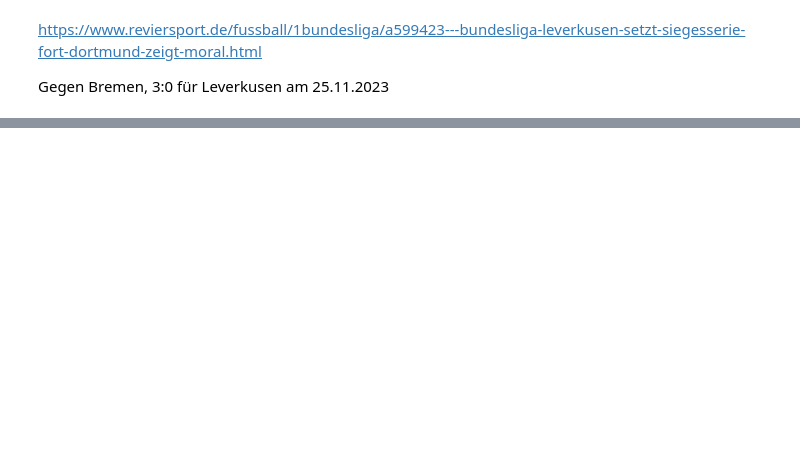
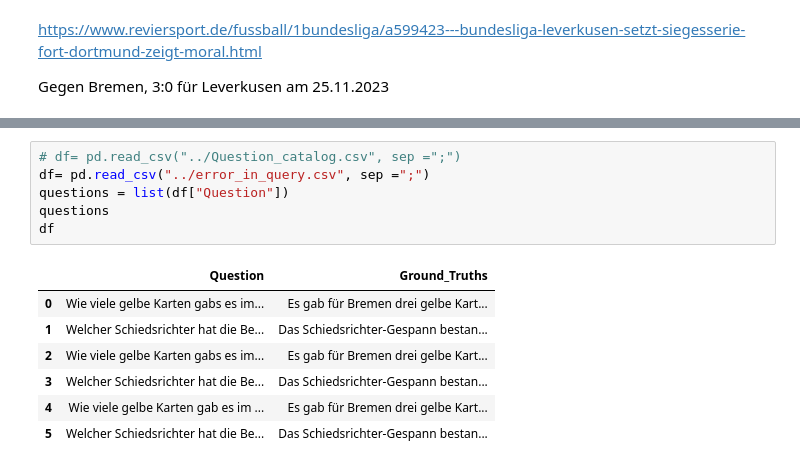
Before and after one commit to vanny132/Datenanalyse_UN_RAG, a Jupyter notebook: LC_Advanced_RAG.ipynb, the cells around one changed output, grey strips where cells are left out. Cells and saved outputs as stored; diff of their text form; blank space fills up the shorter version.

```diff
--- a/LC_Advanced_RAG.ipynb
+++ b/LC_Advanced_RAG.ipynb
@@ -995,0 +1255,14 @@ retriever_combination
+# %%
+# df= pd.read_csv("../Question_catalog.csv", sep =";")
+df= pd.read_csv("../error_in_query.csv", sep =";")
+questions = list(df["Question"])
+questions
+df
+# %% [output]
+|  | Question | Ground_Truths |
+| 0 | Wie viele gelbe Karten gabs es im... | Es gab für Bremen drei gelbe Kart... |
+| 1 | Welcher Schiedsrichter hat die Be... | Das Schiedsrichter-Gespann bestan... |
+| 2 | Wie viele gelbe Karten gabs es im... | Es gab für Bremen drei gelbe Kart... |
+| 3 | Welcher Schiedsrichter hat die Be... | Das Schiedsrichter-Gespann bestan... |
+| 4 | Wie viele gelbe Karten gab es im ... | Es gab für Bremen drei gelbe Kart... |
+| 5 | Welcher Schiedsrichter hat die Be... | Das Schiedsrichter-Gespann bestan... |
```
Also changed, not shown: parts of 37 cells of this notebook.
